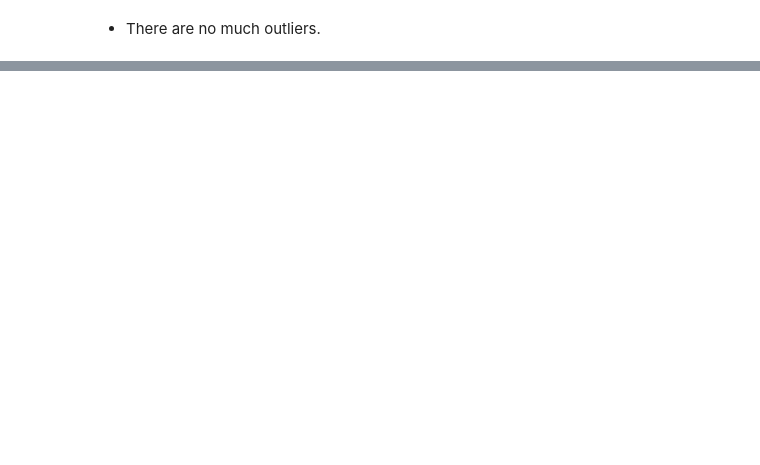
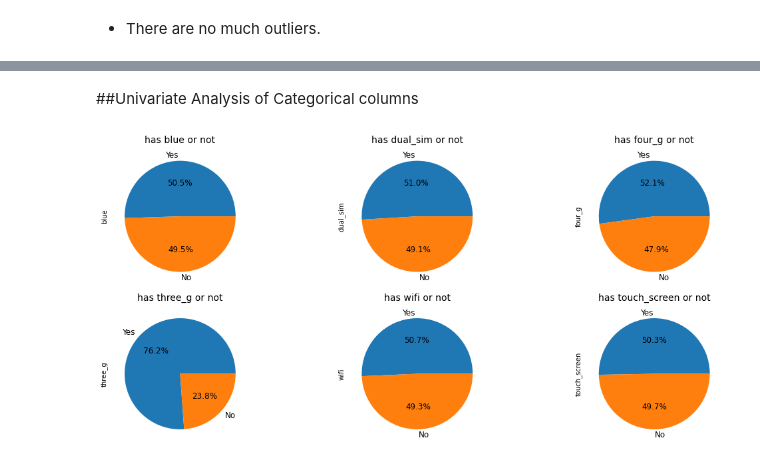
Before and after one commit to PrateekKumar88888/Mobile-Price-Range-Prediction, a Jupyter notebook: Mobile_Price_Range_Prediction_Capstone_Project.ipynb, the cells around one changed output, grey strips where cells are left out. Saved outputs shown, nothing was run; the diff lists cells and outputs as text; code cells hidden in the pictures; blank space fills up the shorter version.

```diff
--- a/Mobile_Price_Range_Prediction_Capstone_Project.ipynb
+++ b/Mobile_Price_Range_Prediction_Capstone_Project.ipynb
@@ -329,0 +357,19 @@ print("\n")
+# %% [markdown]
+##Univariate Analysis of Categorical columns
+# %%
+# Plotting the piecharts for binary categorical variables.
+plt.figure(figsize=(15,10))
+
+rows=3
+col=3
+count=1
+var_list=['blue','dual_sim','four_g','three_g','wifi','touch_screen']
+labels=['Yes','No']
+for var in var_list:
+  plt.subplot(rows,col,count)
+  df[var].value_counts().plot.pie(autopct='%1.1f%%',fontsize=12,labels=labels)
+  plt.title(f'has {var} or not',fontsize=14)
+  plt.tight_layout()
+  count=count+1
+# %% [output]
+[figure, added]
```
Also changed, not shown: parts of 45 cells of this notebook.
